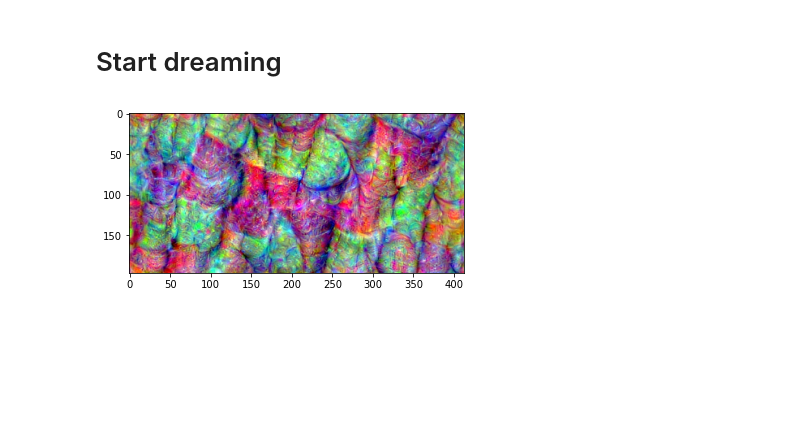
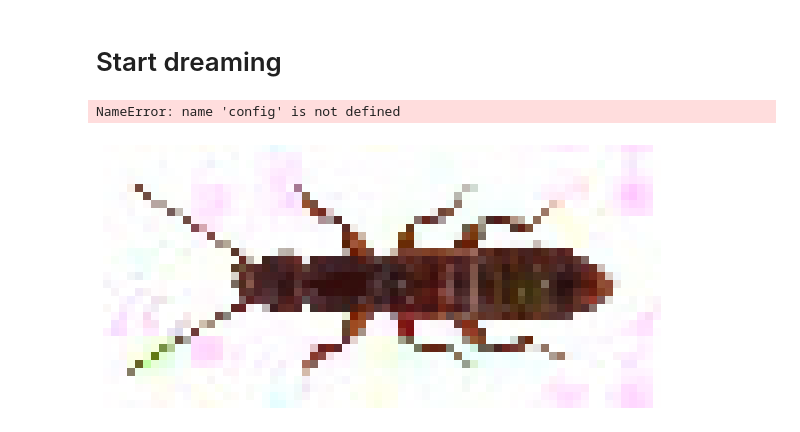
Before and after one commit to JackismyShephard/eternal-bugshine, a Jupyter notebook: deepdream.ipynb, the cells around one changed output. Cells and saved outputs as stored; diff of their text form; code cells hidden in the pictures; blank space fills up the shorter version.

```diff
--- a/deepdream.ipynb
+++ b/deepdream.ipynb
@@ -630,6 +617,8 @@ def deepdream(image, model, config):
                                              w_shift, undo=True)
             if config['show'] == True:
                 clear_output(wait=True)
+                plt.figure(figsize=config['fig_size'])
+                plt.axis('off')
                 imshow(output_adapter(dreamt_tensor))
             scaled_tensor = dreamt_tensor
         tensor = output_adapter(dreamt_tensor)
@@ -715,16 +704,9 @@ default_config = {
     'show': True,
     'use_noise' : None,
     'noise_shape': (224,448),
-    'device': device}
+    'fig_size' : (10,10),
+    'device': device,
+    'save_path': None,
+    'dpi': 200}
 # %% [markdown]
 # Start dreaming
-# %%
-new_config = copy.deepcopy(default_config)
-new_config['num_iter'] = 50
-new_config['lr'] = 0.1
-new_config['idx'] = 10
-new_config['smooth_coef'] = 0
-new_config['use_noise'] = 'uniform'
-dream_tensors = deepdream(image, dreamnet, new_config)
-# %% [output]
-[figure, removed]
@@ -732,0 +713,25 @@ imshow(dream_tensors[-1])
+# %%
+species_name = 'achenium_humile'
+image_name = '_0189_0'
+image_path = data_folder + '/' + species_name + '/' + image_name + '.jpg'
+input_image = Image.open(image_path)
+new_params = {
+    'num_iters': 30,
+    'lr': 0.1,
+    'idx': 0,
+    'smooth_coef': 0,
+    #'use_noise': 'uniform
+}
+save_path = 'figures/' + species_name + image_name
+new_config = copy.deepcopy(default_config)
+for (name, param) in new_params.items():
+    save_path += ('_' + name + '_' + str(param))
+    new_config[name] = param
+save_path += '.jpg'
+dream_tensors = deepdream(image, dreamnet, new_config)
+plt.figure(figsize=new_config['fig_size'])
+plt.axis('off')
+imshow(output_adapter(dream_tensors[-1]), save_path = save_path)
+# %% [output]
+NameError: name 'config' is not defined
+[figure, added]
```
Also changed, not shown: parts of 6 cells of this notebook, 4 other files.
